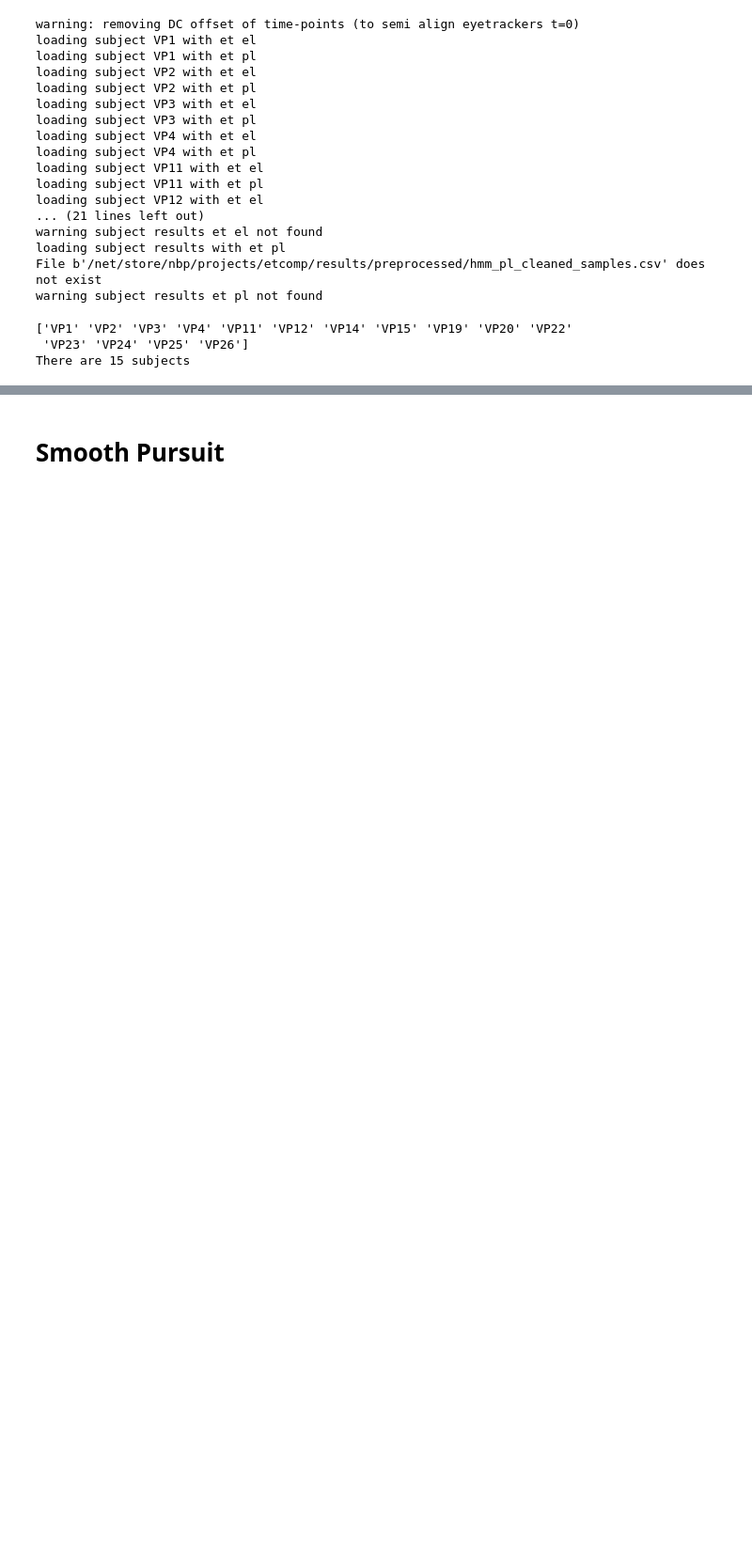
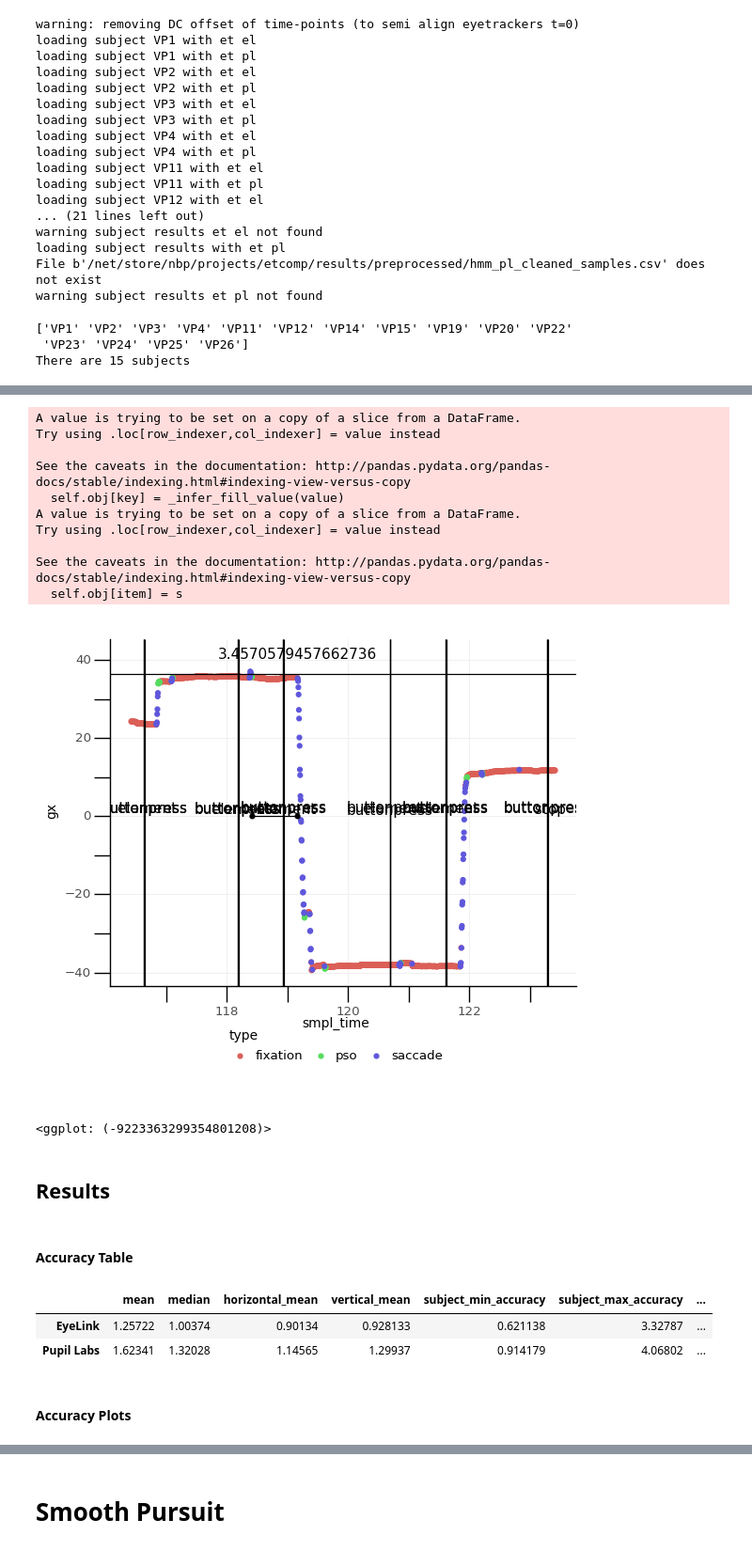
Before and after one commit to behinger/etcomp, a Jupyter notebook: code/be_main.ipynb, the cells around one changed output, grey strips where cells are left out. Shown at 94% size. Saved outputs shown, nothing was run; the diff lists cells and outputs as text; code cells hidden in the pictures; blank space fills up the shorter version.

```diff
--- a/code/be_main.ipynb
+++ b/code/be_main.ipynb
@@ -87,0 +130,28 @@ There are 15 subjects
+# %%
+from functions import et_helper
+et_helper.plot_around_event(etsamples_grid,etmsgs_grid,etevents_grid,raw_large_grid_df.query("eyetracker=='pl'&subject=='VP1'&block==1").iloc[-5],plusminus=(-2,5))
+# %% [output]
+A value is trying to be set on a copy of a slice from a DataFrame.
+Try using .loc[row_indexer,col_indexer] = value instead
+
+See the caveats in the documentation: http://pandas.pydata.org/pandas-docs/stable/indexing.html#indexing-view-versus-copy
+  self.obj[key] = _infer_fill_value(value)
+A value is trying to be set on a copy of a slice from a DataFrame.
+Try using .loc[row_indexer,col_indexer] = value instead
+
+See the caveats in the documentation: http://pandas.pydata.org/pandas-docs/stable/indexing.html#indexing-view-versus-copy
+  self.obj[item] = s
+[figure, added]
+<ggplot: (-9223363299354801208)>
+# %% [markdown]
+## Results
+# %% [markdown]
+#### Accuracy Table
+# %%
+LARGE_GRID.make_table_accuracy(raw_large_grid_df)
+# %% [output]
+|  | mean | median | horizontal_mean | vertical_mean | subject_min_accuracy | subject_max_accuracy | ... |
+| EyeLink | 1.25722 | 1.00374 | 0.90134 | 0.928133 | 0.621138 | 3.32787 | ... |
+| Pupil Labs | 1.62341 | 1.32028 | 1.14565 | 1.29937 | 0.914179 | 4.06802 | ... |
+# %% [markdown]
+#### Accuracy Plots
```
Also changed, not shown: parts of 130 cells of this notebook.
